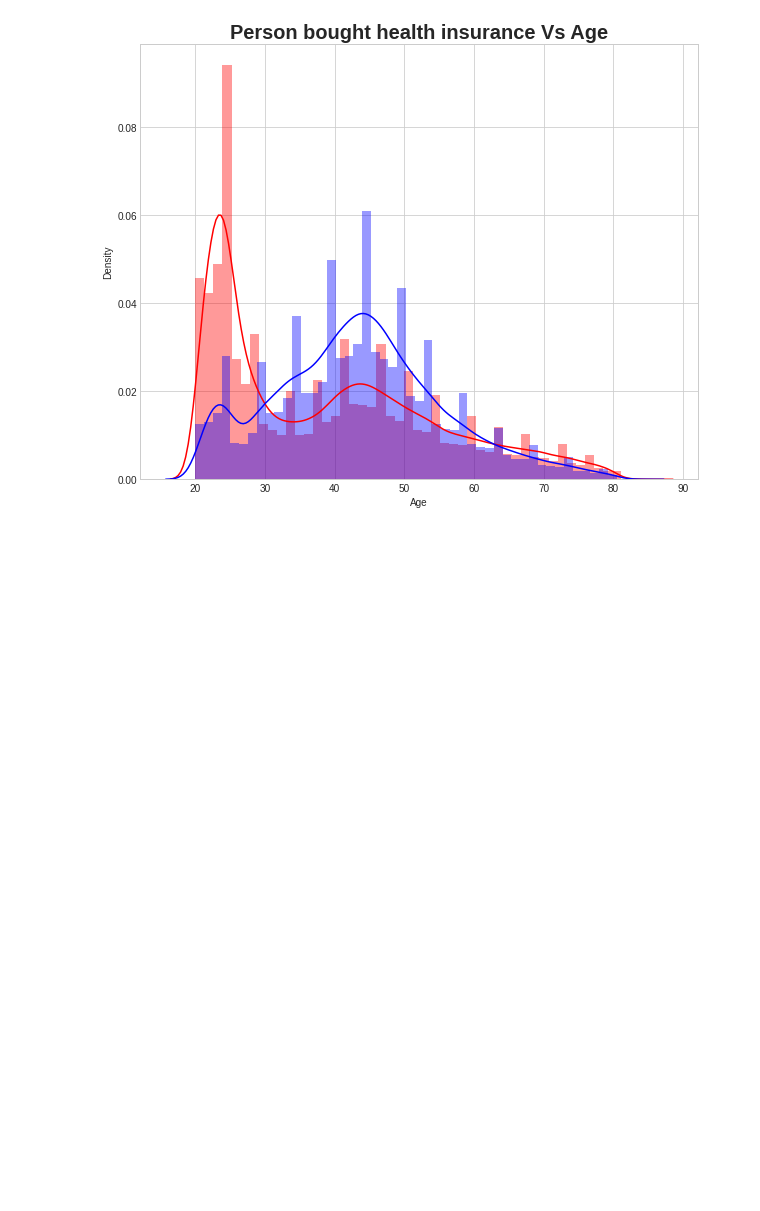
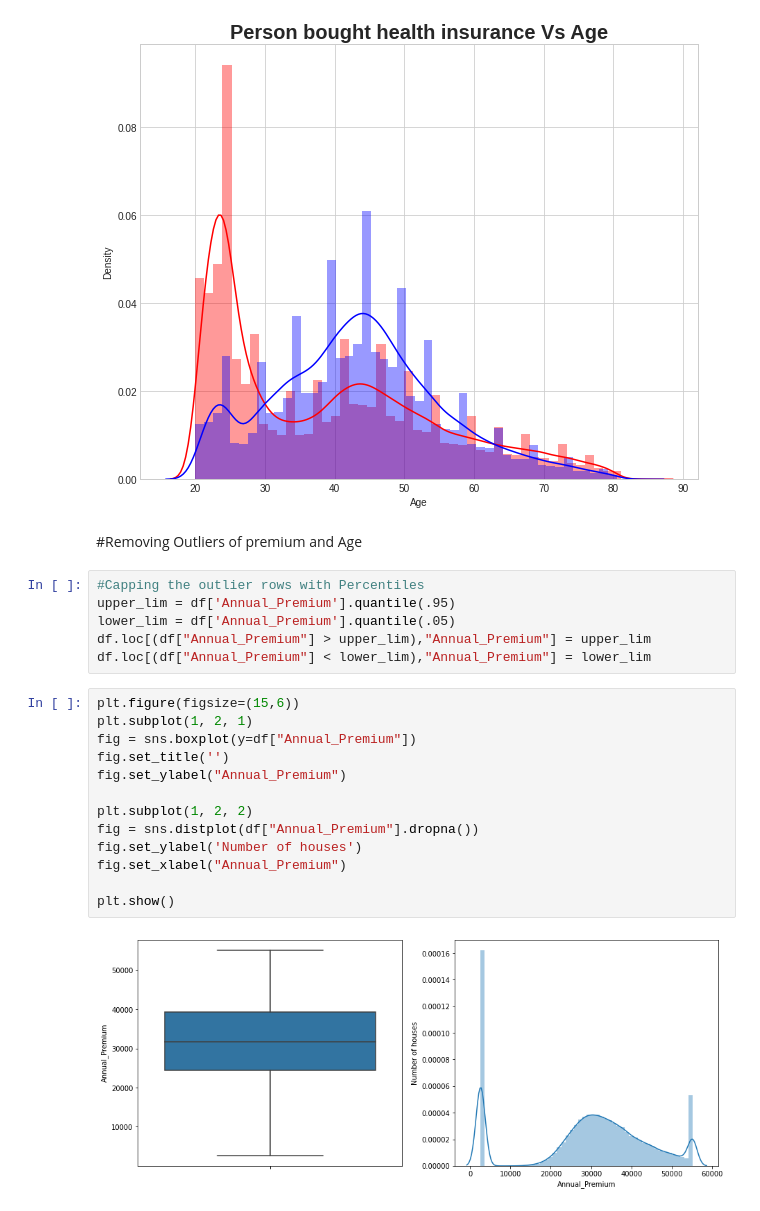
Before and after one commit to HONAJIPHAD/HEALTH-INSURANCE-CROSS-SELL-PREDICTION, a Jupyter notebook: HEALTH_INSURANCE_CROSS_SELL_PREDICTION.ipynb, the cells around one changed output. Saved outputs shown, nothing was run; the diff lists cells and outputs as text; blank space fills up the shorter version.

```diff
--- a/HEALTH_INSURANCE_CROSS_SELL_PREDICTION.ipynb
+++ b/HEALTH_INSURANCE_CROSS_SELL_PREDICTION.ipynb
@@ -345,3 +345,26 @@ plt.title('Person bought health insurance Vs Age',fontdict={'fontsize':20,'fontw
 plt.show()
 # %% [output]
 [figure]
+# %% [markdown]
+#Removing Outliers of premium and Age
+# %%
+#Capping the outlier rows with Percentiles
+upper_lim = df['Annual_Premium'].quantile(.95)
+lower_lim = df['Annual_Premium'].quantile(.05)
+df.loc[(df["Annual_Premium"] > upper_lim),"Annual_Premium"] = upper_lim
+df.loc[(df["Annual_Premium"] < lower_lim),"Annual_Premium"] = lower_lim
+# %%
+plt.figure(figsize=(15,6))
+plt.subplot(1, 2, 1)
+fig = sns.boxplot(y=df["Annual_Premium"])
+fig.set_title('')
+fig.set_ylabel("Annual_Premium")
+
+plt.subplot(1, 2, 2)
+fig = sns.distplot(df["Annual_Premium"].dropna())
+fig.set_ylabel('Number of houses')
+fig.set_xlabel("Annual_Premium")
+
+plt.show()
+# %% [output]
+[figure, added]
```
Also changed, not shown: parts of 17 cells of this notebook.
